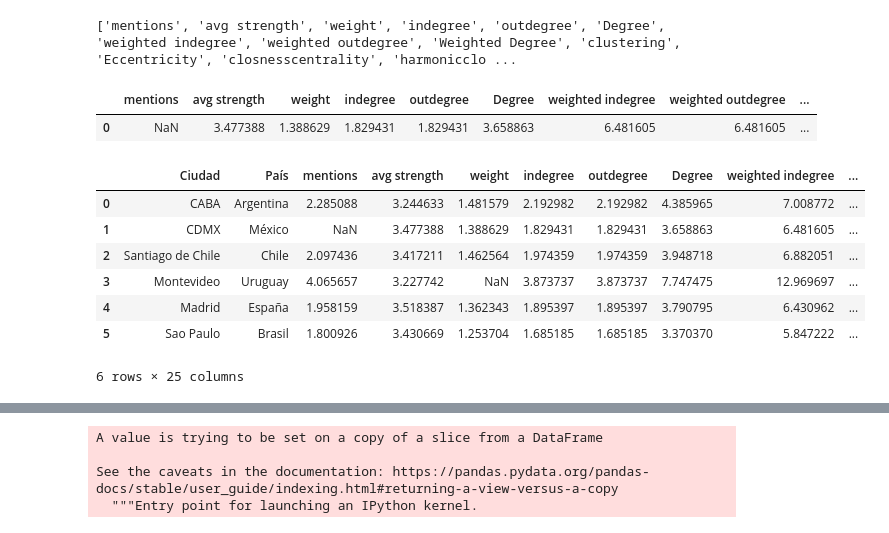
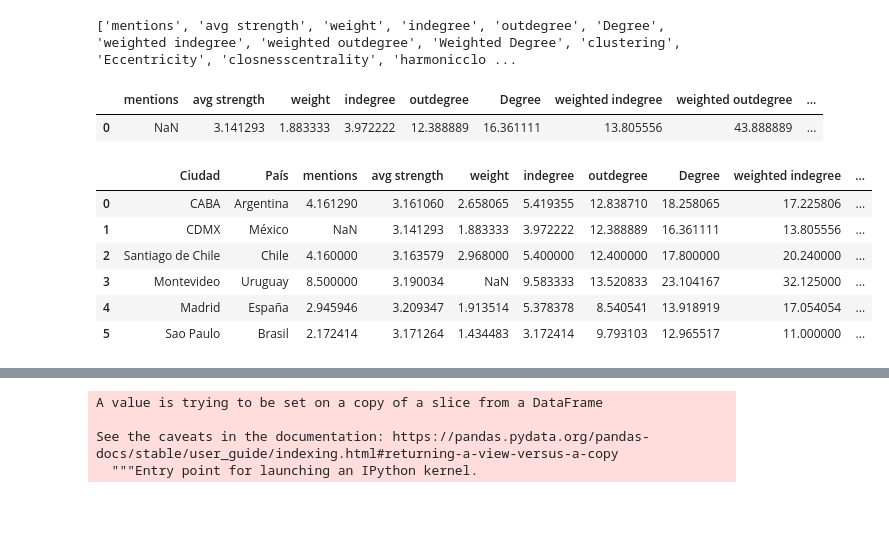
Before and after one commit to OlgaMMC/iGED, a Jupyter notebook: network_analysis-Evaluators.ipynb, the cells around one changed output, grey strips where cells are left out. Drawn from its saved outputs; the diff is of its cells as text; code cells hidden in the pictures.

Commit message:
Evaluators
Took automated global measurements on those graphs where we restricted to evaluators' data.

```diff
--- a/network_analysis-Evaluators.ipynb
+++ b/network_analysis-Evaluators.ipynb
@@ -229,11 +278,25 @@ Matriz de artibuto Rol para el núcleo de la ciudad de CDMX
  [0.         0.         0.         0.         0.         0.        ]]
+# %%
+#---------------------------------
+# DataFrame para evaluadores
+#---------------------------------
+#   Nos vamos a enfocar en aquellas organizacionas evaluadoras;
+#   por lo tanto, restringimos nuestros DataFrames de la siguiente manera.
+#   above_35 = titanic[titanic["Age"] > 35]
+
+eval_caba_nd = caba_nd[caba_nd['Label'].isin(set(eval_caba_csv['Label']))]
+eval_cdmx_nd = cdmx_nd[cdmx_nd['Label'].isin(set(eval_cdmx_csv['Label']))]
+eval_scl_nd = scl_nd[scl_nd['Label'].isin(set(eval_scl_csv['Label']))]
+eval_mtv_nd = mtv_nd[mtv_nd['Label'].isin(set(eval_mtv_csv['Label']))]
+eval_mad_nd = mad_nd[mad_nd['Label'].isin(set(eval_mad_csv['Label']))]
+eval_sao_nd = sao_nd[sao_nd['Label'].isin(set(eval_sao_csv['Label']))]
 # %%
 #----------------------------
 # Medidas Globales
 #----------------------------
-#     Ahora obtenemos, para cada una de las capitales, una serie
-#     pandas.core.series.Series, utilizando la función mean(),
-#     con la que obtenemos las siguientes centralidades
+#     Ahora obtenemos, para cada una de las redes de evaluadores
+#     de las capitales, una serie pandas.core.series.Series,
+#     utilizando la función mean(), obteniendo las centralidades:
 #           - timeset
 #           - mentions
 #           - avg strength                    promedio de la fuerza de los nodos
@@ -257,16 +320,9 @@ Matriz de artibuto Rol para el núcleo de la ciudad de CDMX
 #           - triangles
 #           - eigencentrality                 promedio de centralidades eigenvectores
 
-capitals_stats={'CABA': caba_nd, 'CDMX':cdmx_nd, 'Santiago de Chile': scl_nd,
-                'Montevideo': mtv_nd, 'Madrid': mad_nd, 'Sao Paulo': sao_nd}
+capitals_stats={'CABA': eval_caba_nd, 'CDMX':eval_cdmx_nd, 'Santiago de Chile': eval_scl_nd,
+                'Montevideo': eval_mtv_nd, 'Madrid': eval_mad_nd, 'Sao Paulo': eval_sao_nd}
 
 
 averages={city: stats.mean() for city,stats in capitals_stats.items()}
-averages['Sao Paulo']
-
-#caba_avg=caba_nd.mean()
-#cdmx_avg=cdmx_nd.mean()
-#scl_avg=scl_nd.mean()
-#mad_avg=mad_nd.mean()
-#mtv_avg=mtv_nd.mean()
-#sao_avg=sao_nd.mean()
+#averages['Sao Paulo']
@@ -291,5 +329,5 @@ dtype: float64
 # %%
-#let's try with CDMX
+#let's try exploring this DataFrame with CDMX
 
 city='CDMX'
 avg=averages[city]
@@ -301,45 +339,43 @@ if 'type' in datafr.columns:
 all_columns = datafr.columns.values.tolist()
 print(all_columns)
 print('')
-print('')
-print('')
 datafr
 # %% [output]
 ['mentions', 'avg strength', 'weight', 'indegree', 'outdegree', 'Degree', 'weighted indegree', 'weighted outdegree', 'Weighted Degree', 'clustering', 'Eccentricity', 'closnesscentrality', 'harmonicclo ...
 |  | mentions | avg strength | weight | indegree | outdegree | Degree | weighted indegree | weighted outdegree | ... |
-| 0 | NaN | 3.477388 | 1.388629 | 1.829431 | 1.829431 | 3.658863 | 6.481605 | 6.481605 | ... |
+| 0 | NaN | 3.141293 | 1.883333 | 3.972222 | 12.388889 | 16.361111 | 13.805556 | 43.888889 | ... |
 # %%
 countries={'Montevideo':'Uruguay', 'CABA':'Argentina', 'CDMX':'México',
           'Madrid':'España', 'Sao Paulo': 'Brasil', 'Santiago de Chile': 'Chile'}
 
 
 list_concat=[]
 for city,avg in averages.items():
     datafr=avg.copy().to_frame().T
 
     #borramos del set de columnas a aquellos atributos que no son significantes
     datafr.drop(['timeset', 'componentnumber'], axis=1, inplace=True)
     if 'type' in datafr.columns:
         datafr.drop(['type'], axis=1, inplace=True)
 
     #añadimos datafr a la lista de dataframes que vamos a concatenar
     list_concat.append(datafr)
 
     #añadimos el atributo que corresponde a el nombre de ciudad y país
     datafr.insert(0, 'País', [countries[city]], True)
     datafr.insert(0, 'Ciudad', [city], True)
 
 df_concat=pd.concat(list_concat, ignore_index=True)
+pd.set_option('display.max_columns', None)
 df_concat
 # %% [output]
 |  | Ciudad | País | mentions | avg strength | weight | indegree | outdegree | Degree | weighted indegree | ... |
-| 0 | CABA | Argentina | 2.285088 | 3.244633 | 1.481579 | 2.192982 | 2.192982 | 4.385965 | 7.008772 | ... |
-| 1 | CDMX | México | NaN | 3.477388 | 1.388629 | 1.829431 | 1.829431 | 3.658863 | 6.481605 | ... |
-| 2 | Santiago de Chile | Chile | 2.097436 | 3.417211 | 1.462564 | 1.974359 | 1.974359 | 3.948718 | 6.882051 | ... |
-| 3 | Montevideo | Uruguay | 4.065657 | 3.227742 | NaN | 3.873737 | 3.873737 | 7.747475 | 12.969697 | ... |
-| 4 | Madrid | España | 1.958159 | 3.518387 | 1.362343 | 1.895397 | 1.895397 | 3.790795 | 6.430962 | ... |
-| 5 | Sao Paulo | Brasil | 1.800926 | 3.430669 | 1.253704 | 1.685185 | 1.685185 | 3.370370 | 5.847222 | ... |
+| 0 | CABA | Argentina | 4.161290 | 3.161060 | 2.658065 | 5.419355 | 12.838710 | 18.258065 | 17.225806 | ... |
+| 1 | CDMX | México | NaN | 3.141293 | 1.883333 | 3.972222 | 12.388889 | 16.361111 | 13.805556 | ... |
+| 2 | Santiago de Chile | Chile | 4.160000 | 3.163579 | 2.968000 | 5.400000 | 12.400000 | 17.800000 | 20.240000 | ... |
+| 3 | Montevideo | Uruguay | 8.500000 | 3.190034 | NaN | 9.583333 | 13.520833 | 23.104167 | 32.125000 | ... |
+| 4 | Madrid | España | 2.945946 | 3.209347 | 1.913514 | 5.378378 | 8.540541 | 13.918919 | 17.054054 | ... |
+| 5 | Sao Paulo | Brasil | 2.172414 | 3.171264 | 1.434483 | 3.172414 | 9.793103 | 12.965517 | 11.000000 | ... |
-6 rows × 25 columns
 # %%
 df_concat.isnull().sum()
 # %% [output]
```
Also changed, not shown: parts of 30 cells of this notebook, 7 other files.
